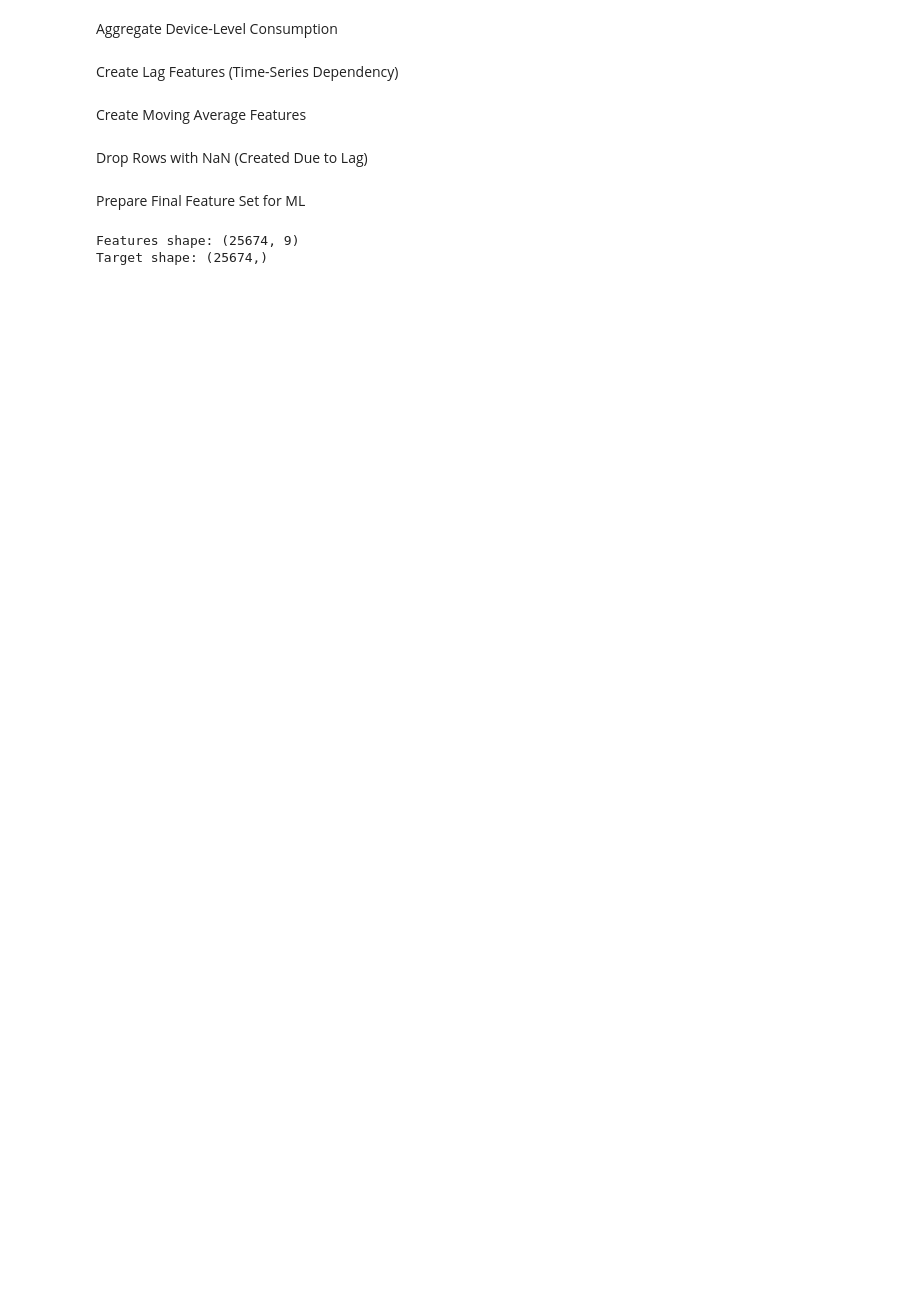
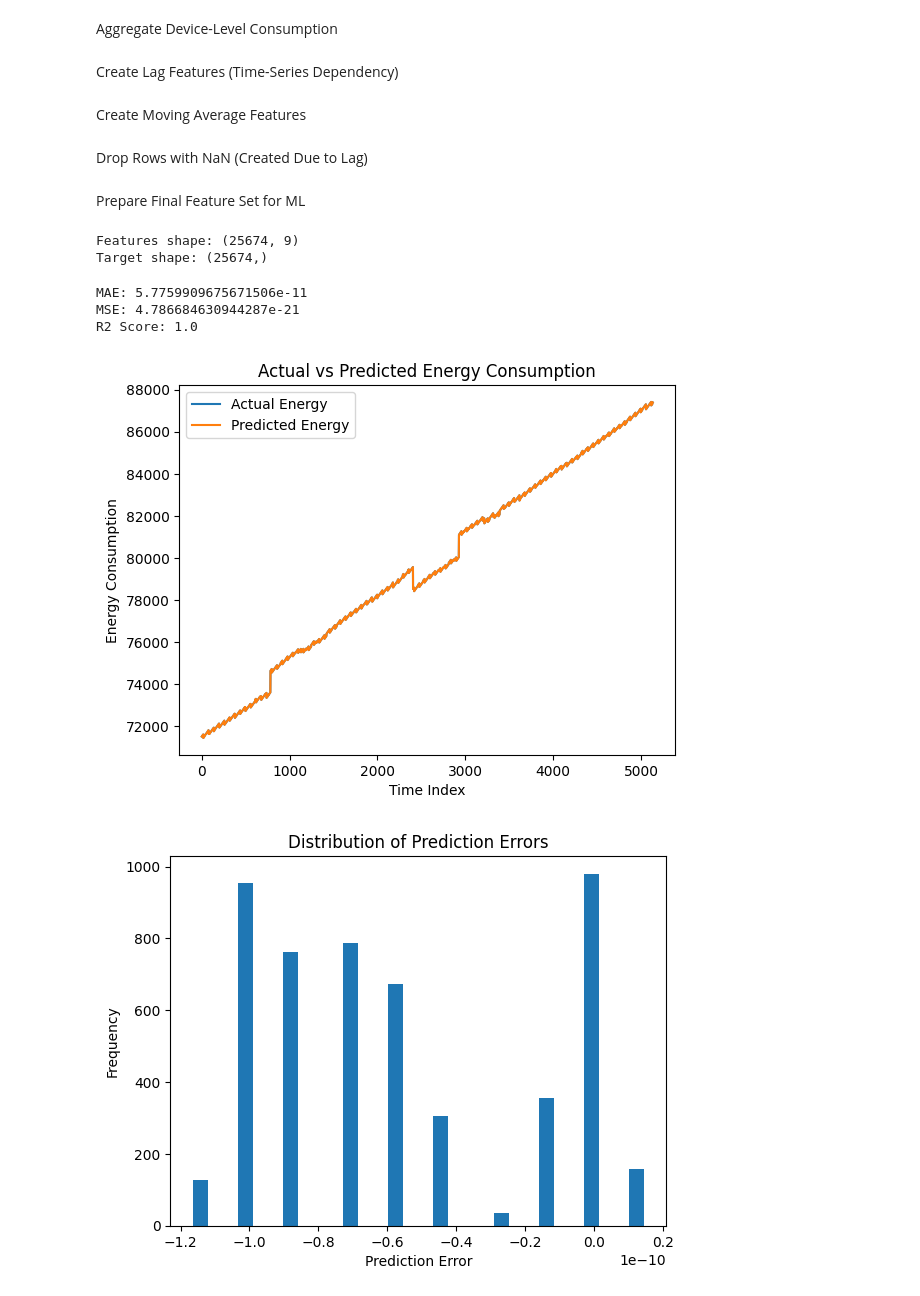
Before and after one commit to pranjalmankar2004/infosys_internship, a Jupyter notebook: InfosysProject.ipynb, the cells around one changed output. Saved outputs shown, nothing was run; the diff lists cells and outputs as text; code cells hidden in the pictures; blank space fills up the shorter version.

```diff
--- a/InfosysProject.ipynb
+++ b/InfosysProject.ipynb
@@ -327,3 +327,52 @@ print("Target shape:", y.shape)
 # %% [output]
 Features shape: (25674, 9)
 Target shape: (25674,)
+# %%
+from sklearn.model_selection import train_test_split
+from sklearn.preprocessing import MinMaxScaler
+from sklearn.linear_model import LinearRegression
+from sklearn.metrics import mean_absolute_error, mean_squared_error, r2_score
+X_train, X_test, y_train, y_test = train_test_split(
+    X, y, test_size=0.2, shuffle=False
+)
+scaler = MinMaxScaler()
+
+X_train_scaled = scaler.fit_transform(X_train)
+X_test_scaled = scaler.transform(X_test)
+model = LinearRegression()
+model.fit(X_train_scaled, y_train)
+y_pred = model.predict(X_test_scaled)
+
+print("MAE:", mean_absolute_error(y_test, y_pred))
+print("MSE:", mean_squared_error(y_test, y_pred))
+print("R2 Score:", r2_score(y_test, y_pred))
+# %% [output]
+MAE: 5.7759909675671506e-11
+MSE: 4.786684630944287e-21
+R2 Score: 1.0
+# %%
+import matplotlib.pyplot as plt
+import numpy as np
+
+# Shows effect of all engineered features together
+plt.figure()
+plt.plot(y_test.values, label="Actual Energy")
+plt.plot(y_pred, label="Predicted Energy")
+plt.xlabel("Time Index")
+plt.ylabel("Energy Consumption")
+plt.title("Actual vs Predicted Energy Consumption")
+plt.legend()
+plt.show()
+
+# Shows stability and learning from engineered features
+residuals = y_test.values - y_pred
+
+plt.figure()
+plt.hist(residuals, bins=30)
+plt.xlabel("Prediction Error")
+plt.ylabel("Frequency")
+plt.title("Distribution of Prediction Errors")
+plt.show()
+# %% [output]
+[figure, added]
+[figure, added]
```
